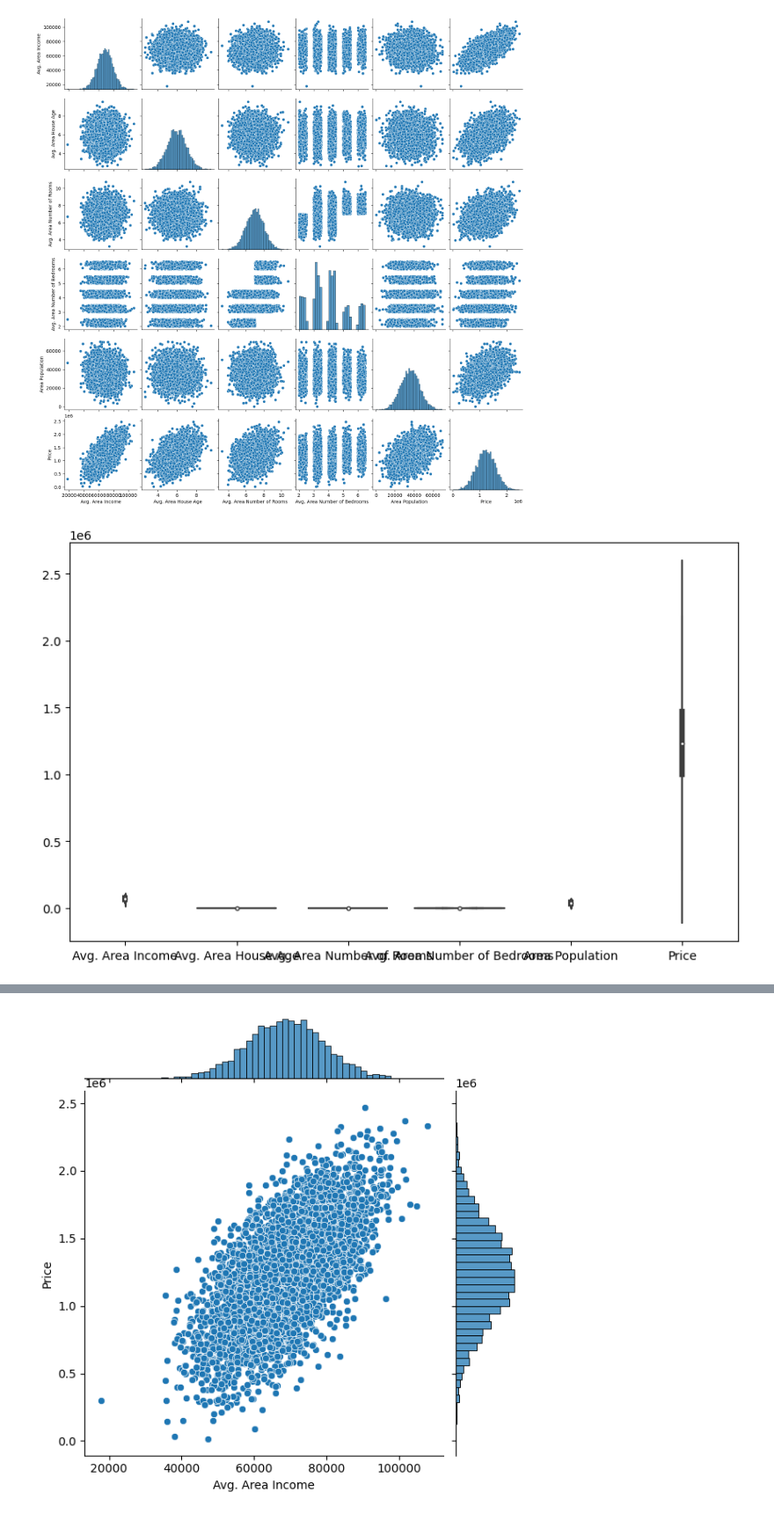
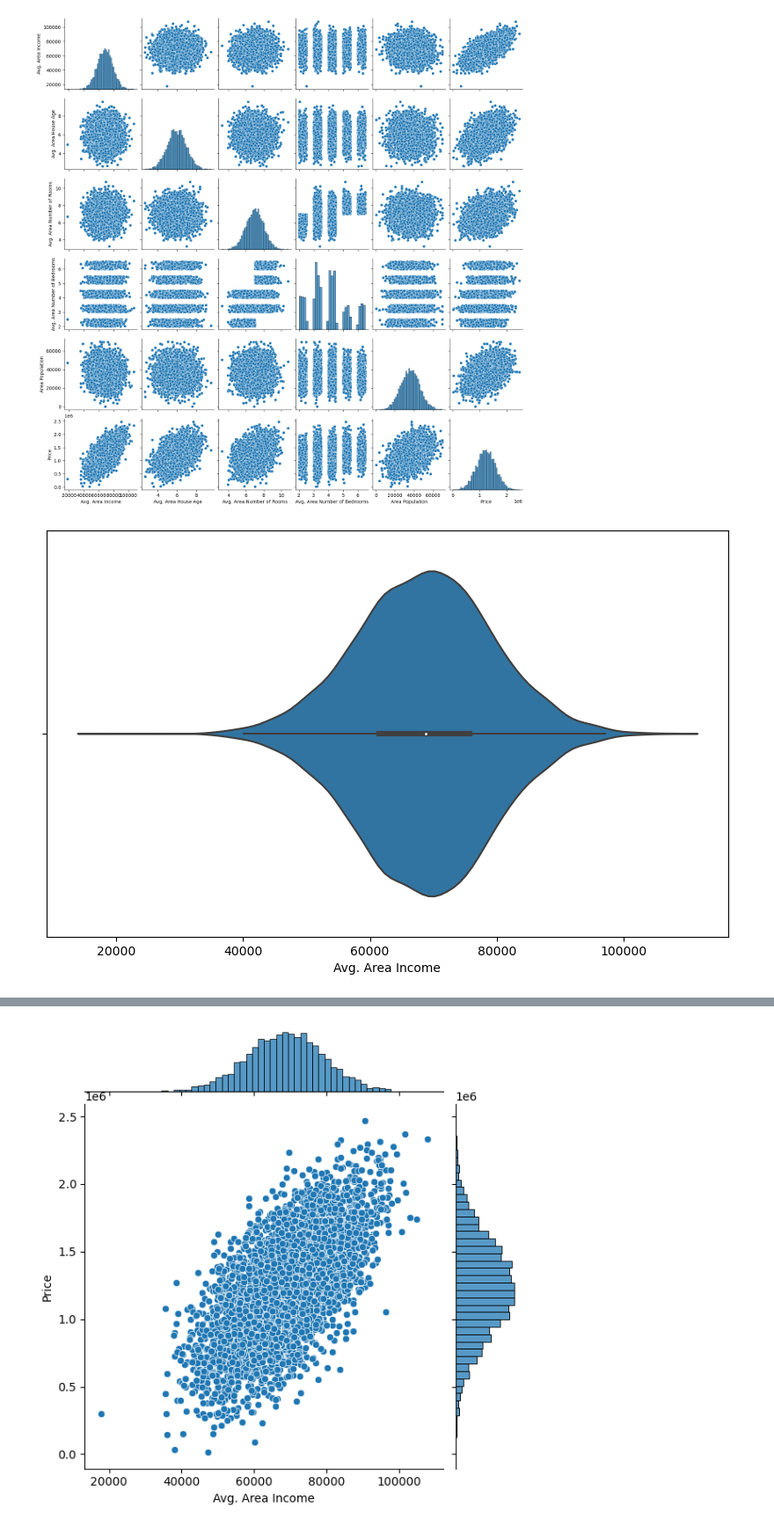
Before and after one commit to seerraa16/USA, a Jupyter notebook: Codigo.ipynb, the cells around one changed output, grey strips where cells are left out. Shown at 88% size. Saved outputs shown, nothing was run; the diff lists cells and outputs as text; code cells hidden in the pictures.

```diff
--- a/Codigo.ipynb
+++ b/Codigo.ipynb
@@ -48,7 +48,7 @@ plt.show()
 [figure]
 # %%
 plt.figure(figsize=(10, 6))
-sns.violinplot(df_datos)
+sns.violinplot(x="Avg. Area Income", data=df_datos)
 plt.show()
 # %% [output]
-[figure, old version]
+[figure, new version]
```
Also changed, not shown: parts of 1 cell of this notebook.
